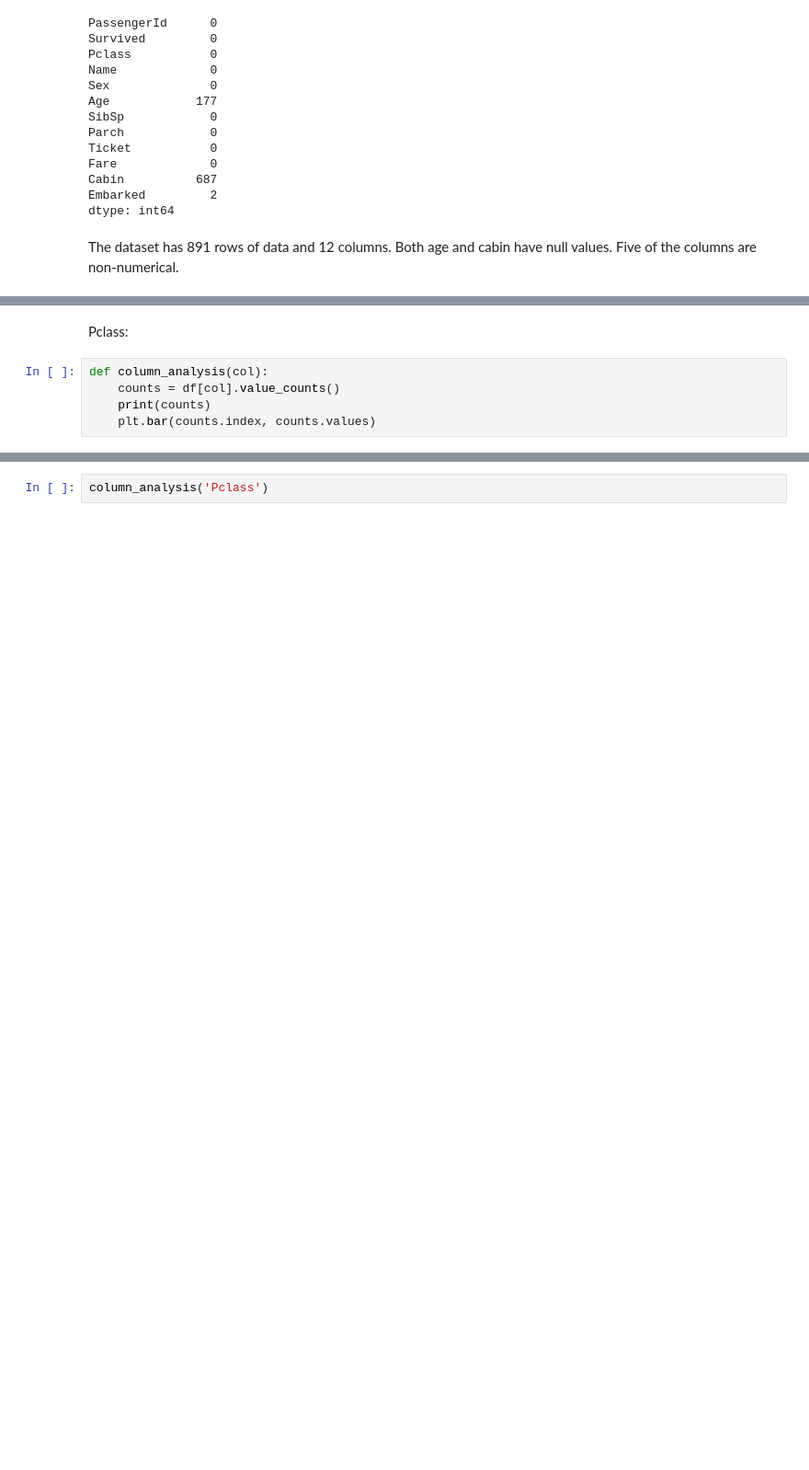
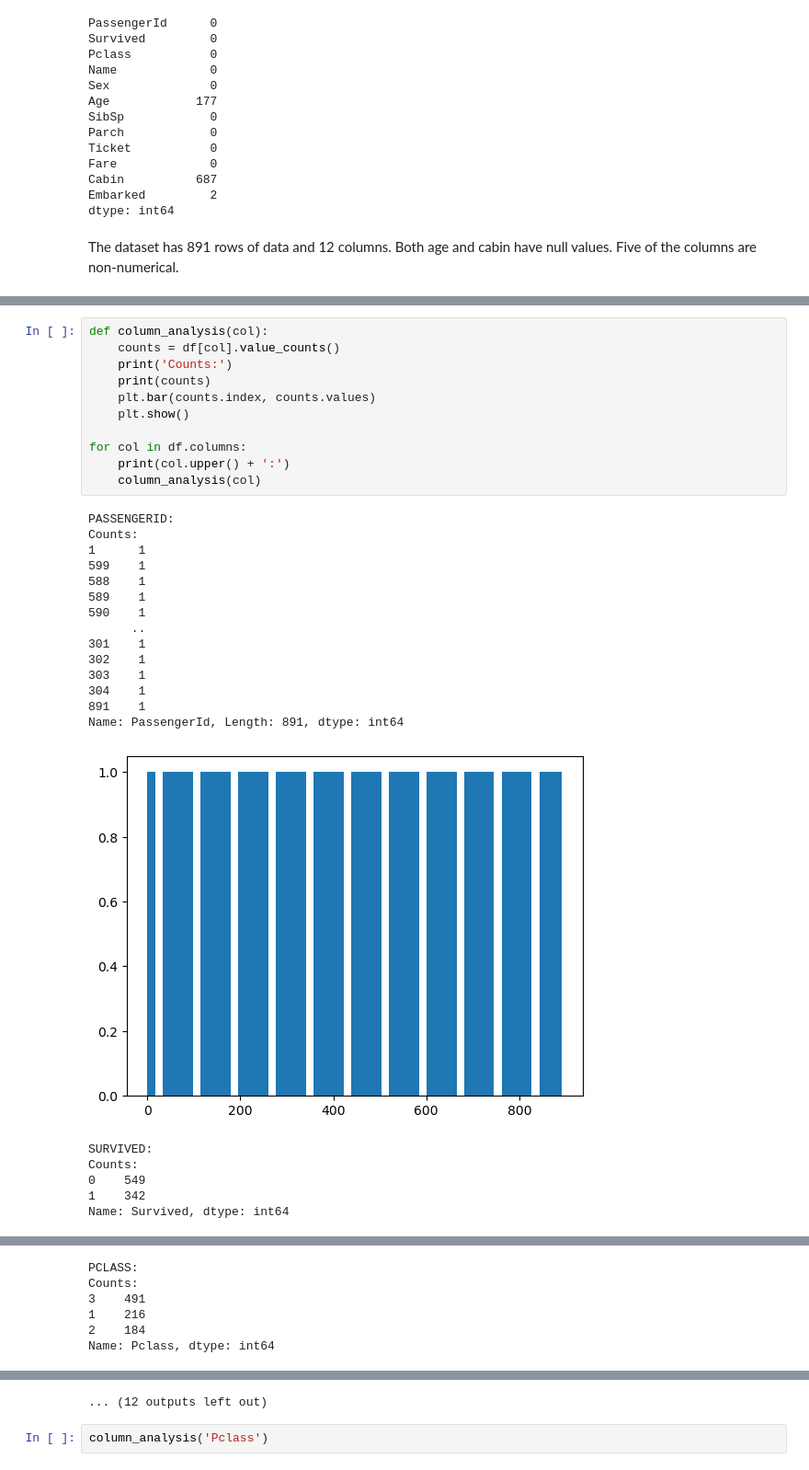
Before and after one commit to rochelsorotzkin/titanic, a Jupyter notebook: Final_Project.ipynb, the cells around one changed output, grey strips where cells are left out. Shown: that part at 92% size. Saved outputs shown, nothing was run; the diff lists cells and outputs as text; blank space fills up the shorter version.

Commit message:
Separate column analysis loop

```diff
--- a/Final_Project.ipynb
+++ b/Final_Project.ipynb
@@ -115,7 +115,32 @@ Analysis of each separate column:
-# %% [markdown]
-Pclass:
 # %%
 def column_analysis(col):
     counts = df[col].value_counts()
+    print('Counts:')
     print(counts)
     plt.bar(counts.index, counts.values)
+    plt.show()
+
+for col in df.columns:
+    print(col.upper() + ':')
+    column_analysis(col)
+# %% [output]
+PASSENGERID:
+Counts:
+1      1
+599    1
+588    1
+589    1
+590    1
+      ..
+301    1
+302    1
+303    1
+304    1
+891    1
+Name: PassengerId, Length: 891, dtype: int64
+[figure, added]
+SURVIVED:
+Counts:
+0    549
+1    342
+Name: Survived, dtype: int64
@@ -121,0 +148,6 @@ def column_analysis(col):
+PCLASS:
+Counts:
+3    491
+1    216
+2    184
+Name: Pclass, dtype: int64
@@ -122,3 +191,4 @@ def column_analysis(col):
+... (12 outputs left out)
 # %%
 column_analysis('Pclass')
 # %% [output]
```
Also changed, not shown: parts of 4 cells of this notebook.
